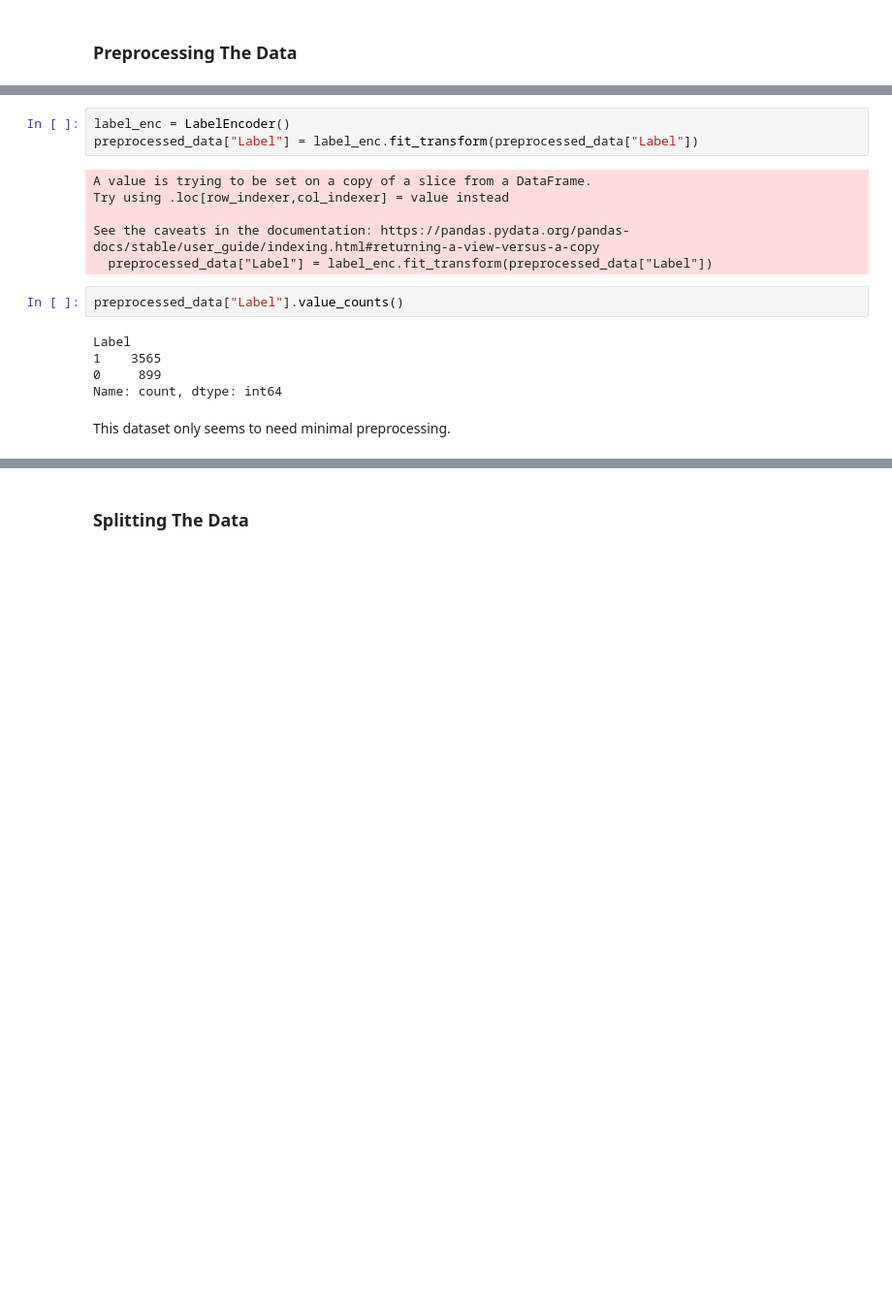
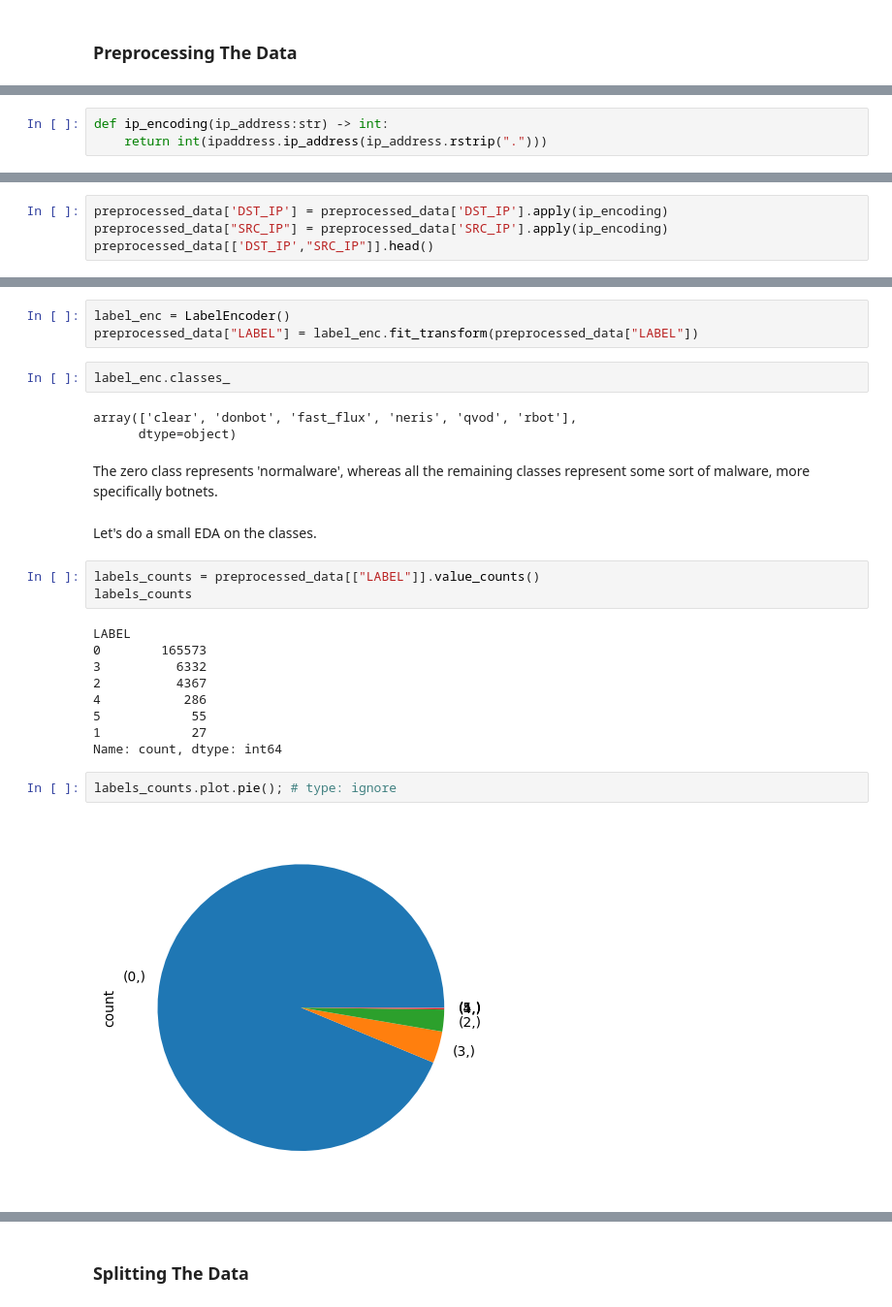
Before and after one commit to ialvata/pytorch_exploration, a Jupyter notebook: 02_pytorch_multiclass.ipynb, the cells around one changed output, grey strips where cells are left out. Shown at 97% size. Cells and saved outputs as stored; diff of their text form; blank space fills up the shorter version.

Commit message:
finished Preprocessing

```diff
--- a/02_pytorch_multiclass.ipynb
+++ b/02_pytorch_multiclass.ipynb
@@ -115,0 +84,3 @@ preprocessed_data.head()
+# %%
+def ip_encoding(ip_address:str) -> int:
+    return int(ipaddress.ip_address(ip_address.rstrip(".")))
@@ -115,0 +91,4 @@ preprocessed_data.head()
+# %%
+preprocessed_data['DST_IP'] = preprocessed_data['DST_IP'].apply(ip_encoding)
+preprocessed_data["SRC_IP"] = preprocessed_data['SRC_IP'].apply(ip_encoding)
+preprocessed_data[['DST_IP',"SRC_IP"]].head()
@@ -116,18 +102,28 @@ preprocessed_data.head()
 # %%
 label_enc = LabelEncoder()
-preprocessed_data["Label"] = label_enc.fit_transform(preprocessed_data["Label"])
+preprocessed_data["LABEL"] = label_enc.fit_transform(preprocessed_data["LABEL"])
-# %% [output]
-A value is trying to be set on a copy of a slice from a DataFrame.
-Try using .loc[row_indexer,col_indexer] = value instead
-
-See the caveats in the documentation: https://pandas.pydata.org/pandas-docs/stable/user_guide/indexing.html#returning-a-view-versus-a-copy
-  preprocessed_data["Label"] = label_enc.fit_transform(preprocessed_data["Label"])
-# %%
-preprocessed_data["Label"].value_counts()
-# %% [output]
-Label
-1    3565
-0     899
-Name: count, dtype: int64
-# %% [markdown]
-This dataset only seems to need minimal preprocessing.
+# %%
+label_enc.classes_
+# %% [output]
+array(['clear', 'donbot', 'fast_flux', 'neris', 'qvod', 'rbot'],
+      dtype=object)
+# %% [markdown]
+The zero class represents 'normalware', whereas all the remaining classes represent some sort of malware, more specifically botnets.
+# %% [markdown]
+Let's do a small EDA on the classes.
+# %%
+labels_counts = preprocessed_data[["LABEL"]].value_counts()
+labels_counts
+# %% [output]
+LABEL
+0        165573
+3          6332
+2          4367
+4           286
+5            55
+1            27
+Name: count, dtype: int64
+# %%
+labels_counts.plot.pie(); # type: ignore
+# %% [output]
+[figure, added]
```
Also changed, not shown: parts of 18 cells of this notebook.
